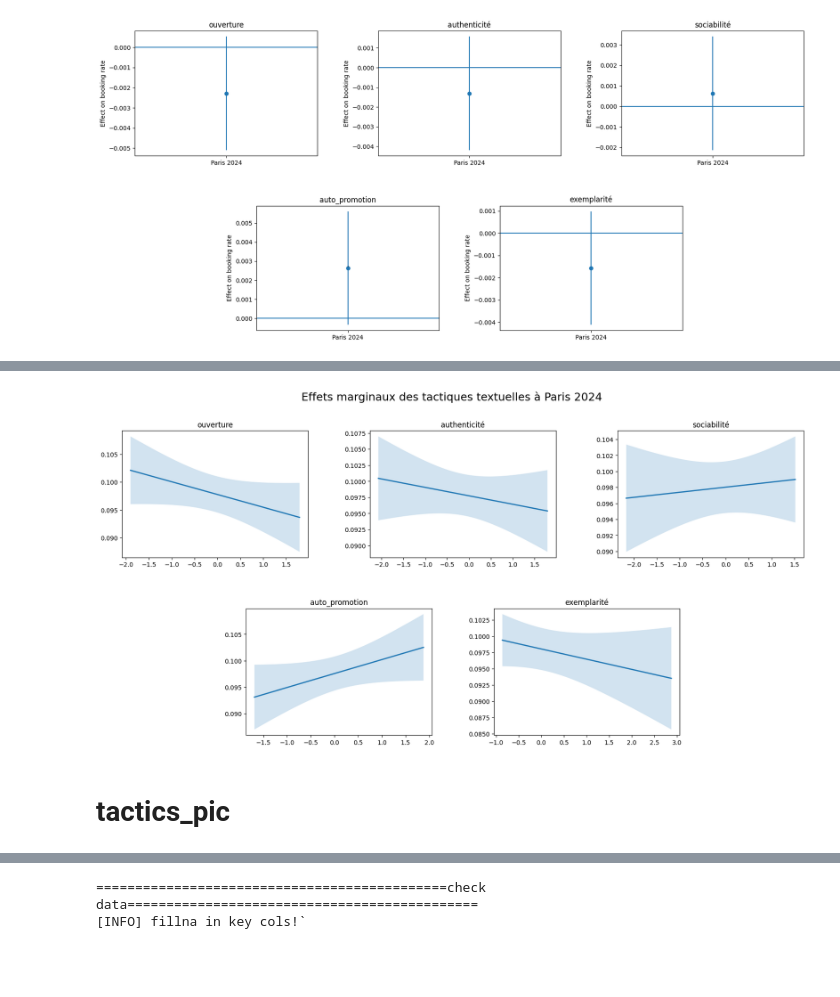
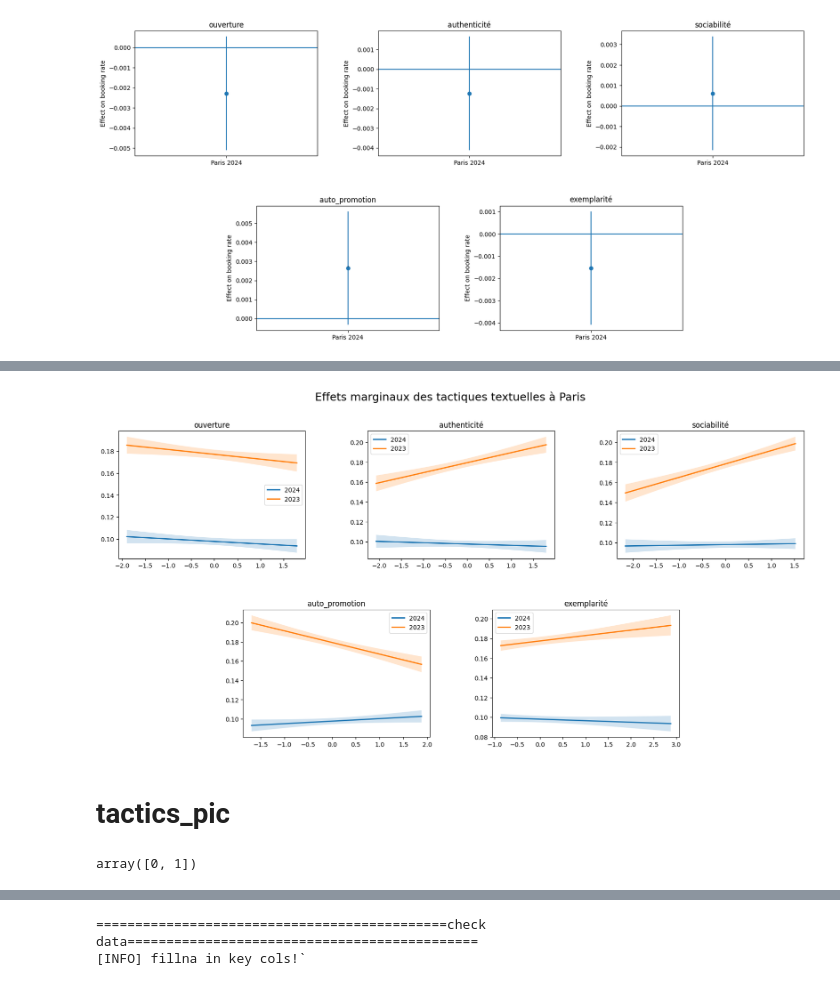
Before and after one commit to yeliu-dh/SelfPresentation_Multimodal_airbnb, a Jupyter notebook: D_stat/test_mod2324.ipynb, the cells around one changed output, grey strips where cells are left out. Saved outputs shown, nothing was run; the diff lists cells and outputs as text; code cells hidden in the pictures; blank space fills up the shorter version.

```diff
--- a/D_stat/test_mod2324.ipynb
+++ b/D_stat/test_mod2324.ipynb
@@ -32,3 +32,11 @@ print(df_all.shape)
 # %%
 # df_all.rename(columns={'len':'text_length'}, inplace=True)
 # df_all.to_csv(path_df, index=False)
+
+# host_picture_type=> dummy
+df_all["pic_no_person"] = (df_all["host_picture_type"]=="no_person").astype(int)
+df_all["pic_pro_style"] = (df_all["host_picture_type"]=="pro_style").astype(int)
+df_all["pic_life_style"] = (df_all["host_picture_type"]=="life_style").astype(int)
+df_all['host_is_superhost']=df_all['host_is_superhost'].apply(lambda x: 1 if x=="t" else 0)
+print(df_all.host_is_superhost.value_counts(dropna=False))
+print(df_all[['pic_no_person','pic_pro_style','pic_life_style']].value_counts(dropna=False))
@@ -539,7 +519,8 @@ x_vars=["host_identity_verified",
     "lang", "text_length",
     "price","availability_90","room_type", "instant_bookable", #'is_within_1km'
     "ouverture", "authenticité","sociabilité","auto_promotion","exemplarité",
-    "host_picture_type","is_smiling"
+    "host_picture_type",'pic_no_person','pic_pro_style','pic_life_style',
+    "is_smiling"
 ]
 
 
@@ -551,7 +532,9 @@ formula= ("booking_rate_l90d ~ C(host_identity_verified)  + review_scores_rating
         "text_length + C(lang) +"
         "price  + availability_90 + C(room_type) + C(instant_bookable) + "
         "ouverture + authenticité + sociabilité + auto_promotion + exemplarité +"
-        "C(host_picture_type) + is_smiling + "
+        # "C(host_picture_type) +"
+        "pic_no_person + pic_pro_style + pic_life_style +"
+        " is_smiling + "
         "in_paris * in_2024"
 )
 
@@ -608,8 +591,8 @@ formula= ("booking_rate_l90d ~ C(host_identity_verified)  + review_scores_rating
         "price  + availability_90 + C(room_type) + C(instant_bookable) + "
         "(ouverture + authenticité + sociabilité + auto_promotion + exemplarité +C(host_picture_type) + is_smiling + C(host_is_superhost))*in_paris*in_2024"
 )
-model=smf.ols(formula, data=df_dropnoface).fit()
-summary=model.summary()
+model_interaction=smf.ols(formula, data=df_dropnoface).fit()
+summary=model_interaction.summary()
 print(summary)
 # %% [output]
                             OLS Regression Results
@@ -1239,45 +1192,47 @@ def plot_predict_curve(model, df, tactic, group_col="in_paris", time_col="in_202
 # %%
 df=df_dropnoface.copy()
-
+model=model_interaction
 # -------------------layout-------------------
 # 使用更细的列分辨率（2 行 × 6 列），方便把第二行两个图放在中间列
 fig = plt.figure(figsize=(20,9))
 gs = gridspec.GridSpec(2, 6, figure=fig, hspace=0.4, wspace=1)
 
 axes = []
 # 第一行三个：分别占两列宽 (0:2, 2:4, 4:6)
 ax1 = fig.add_subplot(gs[0, 0:2])
 ax2 = fig.add_subplot(gs[0, 2:4])
 ax3 = fig.add_subplot(gs[0, 4:6])
 axes.extend([ax1, ax2, ax3])
 
 # 第二行两个：让它们居中，分别占中间的两列 (1:3 和 3:5)
 ax4 = fig.add_subplot(gs[1, 1:3])
 ax5 = fig.add_subplot(gs[1, 3:5])
 axes.extend([ax4, ax5])
 
 # 确保 tactics_vars 长度为 5（或小于等于 len(axes)）
 n_to_plot = min(len(tactics_vars), len(axes))
 
 
-
+city='paris'
+times=['2024',"2023"]
 for i, tactic in enumerate(tactics_bio):
     ax = axes[i]
-    pred_df = plot_predict_curve(model, df, tactic)
+    for time in times:
+        pred_df = plot_predict_curve(model, df, tactic, city=city, time=time)
+        ax.plot(pred_df[tactic], pred_df["y"], linewidth=2, label=time)
+        ax.fill_between(pred_df[tactic], pred_df["low"], pred_df["high"], alpha=0.2)
+    ax.legend()#on ax
+    ax.set_title(tactic)
 
-    ax.plot(pred_df[tactic], pred_df["y"], linewidth=2)
-    ax.fill_between(pred_df[tactic], pred_df["low"], pred_df["high"], alpha=0.2)
-
-    ax.set_title(tactic)
 fig.suptitle(
-        "Effets marginaux des tactiques textuelles à Paris 2024",
+        "Effets marginaux des tactiques textuelles à Paris",
         fontsize=18,
         y=0.98
     )
 
 plt.tight_layout()
 plt.show()
 # %% [output]
-[figure, old version]
+[figure, new version]
 # %% [markdown]
 # tactics_pic
@@ -1283,0 +1256,4 @@ plt.show()
+# %%
+df.host_is_superhost.unique()
+# %% [output]
+array([0, 1])
```
Also changed, not shown: parts of 27 cells of this notebook.
